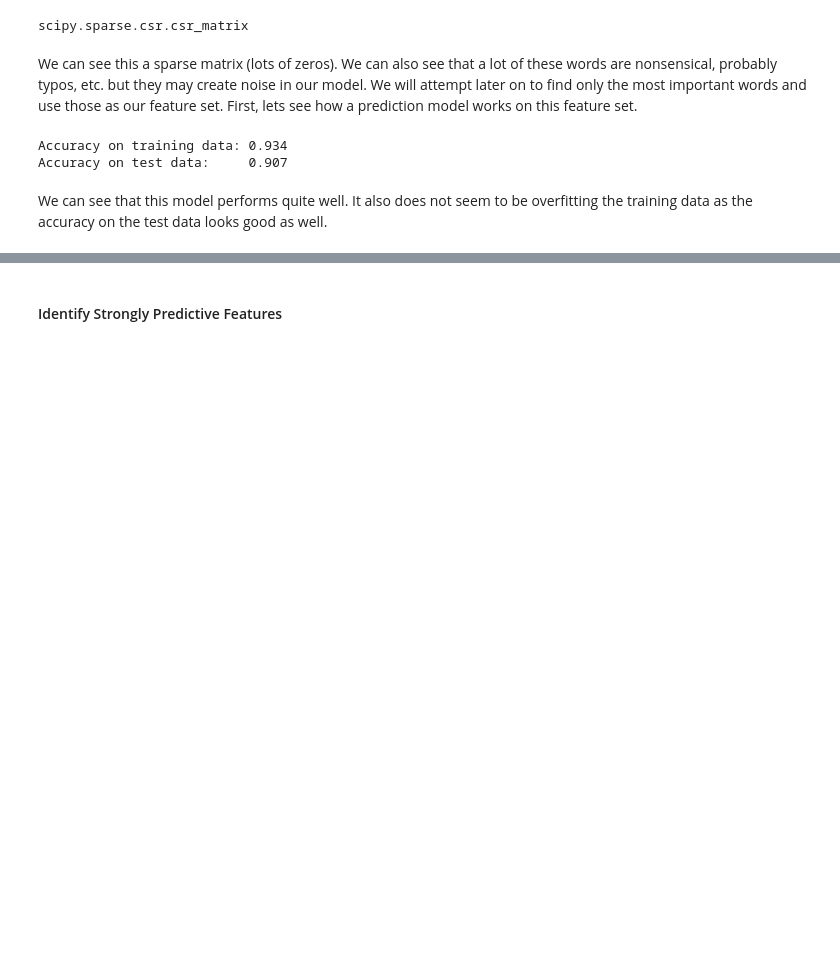
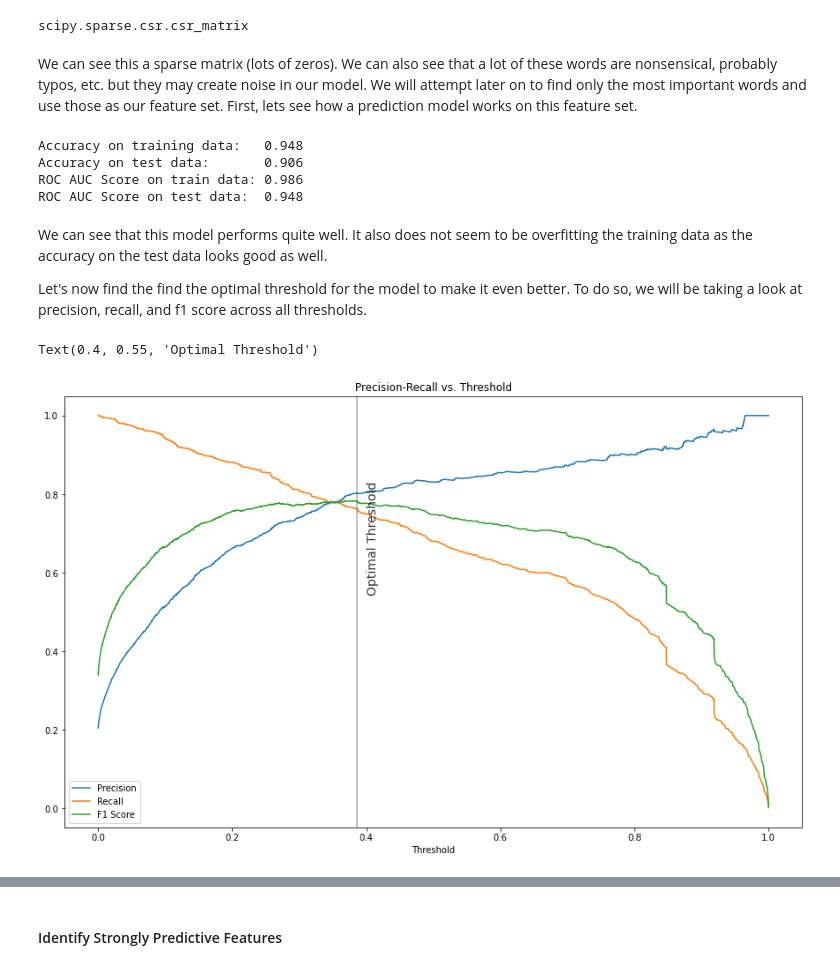
Before and after one commit to RishabGhose/US_Airline_SentimentAnalysis, a Jupyter notebook: notebooks/02_modeling.ipynb, the cells around one changed output, grey strips where cells are left out. Drawn from its saved outputs; the diff is of its cells as text; code cells hidden in the pictures; blank space fills up the shorter version.

```diff
--- a/notebooks/02_modeling.ipynb
+++ b/notebooks/02_modeling.ipynb
@@ -247,12 +316,54 @@ scipy.sparse.csr.csr_matrix
 # %% [markdown]
 We can see this a sparse matrix (lots of zeros). We can also see that a lot of these words are nonsensical, probably typos, etc. but they may create noise in our model. We will attempt later on to find only the most important words and use those as our feature set. First, lets see how a prediction model works on this feature set.
 # %%
-print ("Accuracy on training data: %0.3f" % (nb.score(X_train_dtm, y_train)))
-print ("Accuracy on test data:     %0.3f" % (nb.score(X_test_dtm, y_test)))
+print ("Accuracy on training data:   %0.3f" % (lr.score(X_train_dtm, y_train)))
+print ("Accuracy on test data:       %0.3f" % (lr.score(X_test_dtm, y_test)))
+print ("ROC AUC Score on train data: %0.3f" % (metrics.roc_auc_score(y_train, y_pred_train)))
+print ("ROC AUC Score on test data:  %0.3f" % (metrics.roc_auc_score(y_test, y_pred_test)))
 # %% [output]
-Accuracy on training data: 0.934
-Accuracy on test data:     0.907
+Accuracy on training data:   0.948
+Accuracy on test data:       0.906
+ROC AUC Score on train data: 0.986
+ROC AUC Score on test data:  0.948
-# %% [markdown]
-We can see that this model performs quite well. It also does not seem to be overfitting the training data as the accuracy on the test data looks good as well.
+# %% [markdown]
+We can see that this model performs quite well. It also does not seem to be overfitting the training data as the accuracy on the test data looks good as well.
+
+Let's now find the find the optimal threshold for the model to make it even better. To do so, we will be taking a look at precision, recall, and f1 score across all thresholds.
+# %%
+#Defining a function that returns precision recall and f_beta score
+#We will plot them against different thresholds
+
+def precision_recall(model, X_test, y_test, threshold, beta = 1):
+
+    y_pred = (model.predict_proba(X_test)[:,1] >= threshold).astype(bool)
+    matrix = metrics.confusion_matrix(y_test, y_pred)
+
+    #print(threshold,'\n', matrix)
+
+    tn = matrix[0,0] # tweets predicted to be negative and were negative
+    tp = matrix[1,1] # tweets predicted to be positive and were positive
+    fp = matrix[0,1] # tweets predicted to be positive and were negative
+    fn = matrix[1,0] # tweets predicted to be negative and were positive
+
+    precision = tp/(tp+fp)
+    recall = tp/(tp+fn)
+    #fdr = fp/(fp+tp)
+    f_beta = metrics.fbeta_score(y_test, y_pred, beta=beta)
+
+    return([precision, recall, f_beta])
+# %%
+threshold_df_alc = pd.DataFrame(columns=['Precision','Recall', 'F1 Score'])
+
+for threshold in sorted(set(lr.predict_proba(X_test_dtm)[:,1])):
+    threshold_df_alc.loc[threshold] = precision_recall(lr, X_test_dtm, y_test, threshold)
+# %%
+ax = threshold_df_alc.plot(figsize=(15,9))
+ax.set_xlabel('Threshold')
+ax.set_title('Precision-Recall vs. Threshold')
+ax.axvline(0.386, color='black', alpha=0.3)
+ax.text(.4,.55,'Optimal Threshold',rotation=90, alpha=0.8, fontsize=14)
+# %% [output]
+Text(0.4, 0.55, 'Optimal Threshold')
+[figure, added]
 # %%
 #Let's look at the confusion matrix for the test
```
Also changed, not shown: parts of 50 cells of this notebook, 4 other files.
